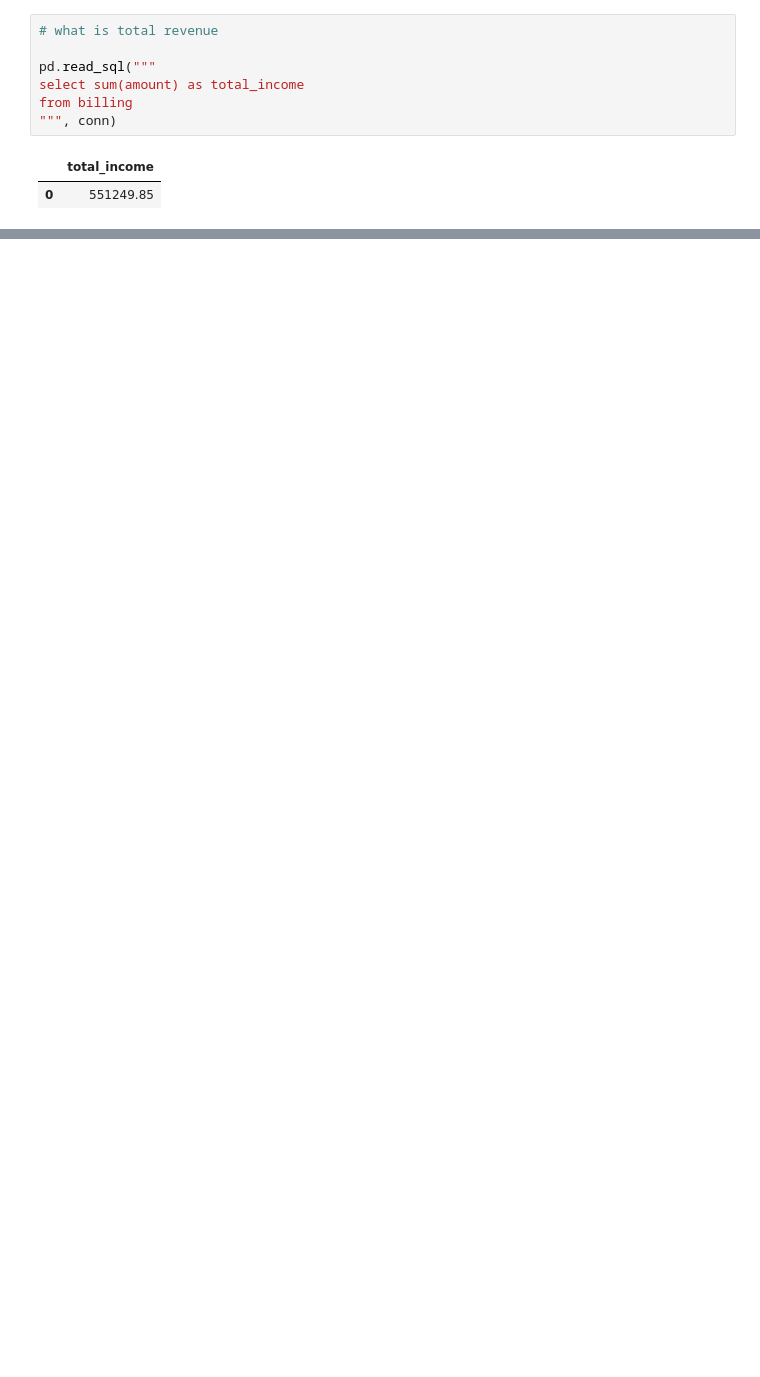
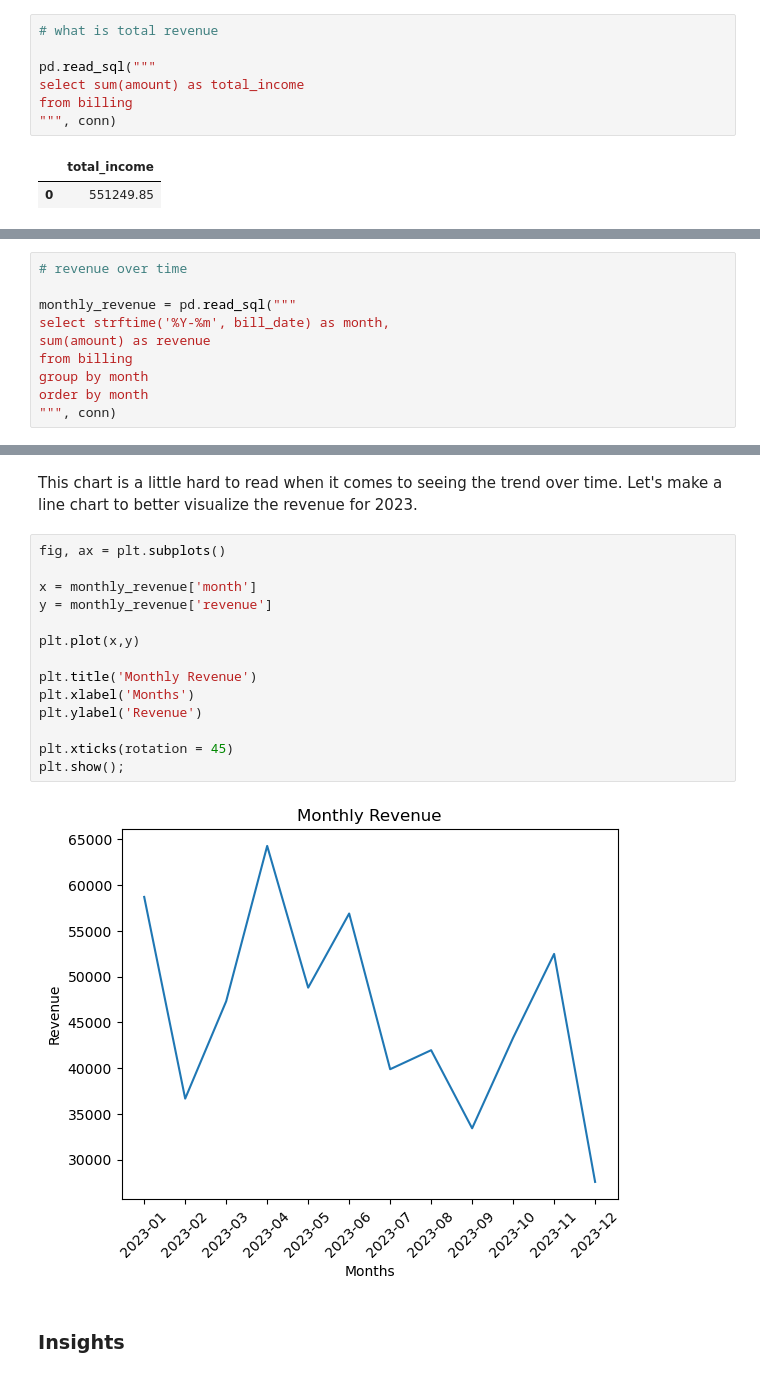
Before and after one commit to Djohnson1313/hospital_operations_intelligence_, a Jupyter notebook: hospital_operations_analysis.ipynb, the cells around one changed output, grey strips where cells are left out. Cells and saved outputs as stored; diff of their text form; blank space fills up the shorter version.

```diff
--- a/hospital_operations_analysis.ipynb
+++ b/hospital_operations_analysis.ipynb
@@ -451,0 +476,10 @@ from patients
+# %%
+# revenue over time
+
+monthly_revenue = pd.read_sql("""
+select strftime('%Y-%m', bill_date) as month,
+sum(amount) as revenue
+from billing
+group by month
+order by month
+""", conn)
@@ -451,0 +495,20 @@ from patients
+# %% [markdown]
+This chart is a little hard to read when it comes to seeing the trend over time. Let's make a line chart to better visualize the revenue for 2023.
+# %%
+fig, ax = plt.subplots()
+
+x = monthly_revenue['month']
+y = monthly_revenue['revenue']
+
+plt.plot(x,y)
+
+plt.title('Monthly Revenue')
+plt.xlabel('Months')
+plt.ylabel('Revenue')
+
+plt.xticks(rotation = 45)
+plt.show();
+# %% [output]
+[figure, added]
+# %% [markdown]
+### Insights
```
Also changed, not shown: parts of 13 cells of this notebook.
